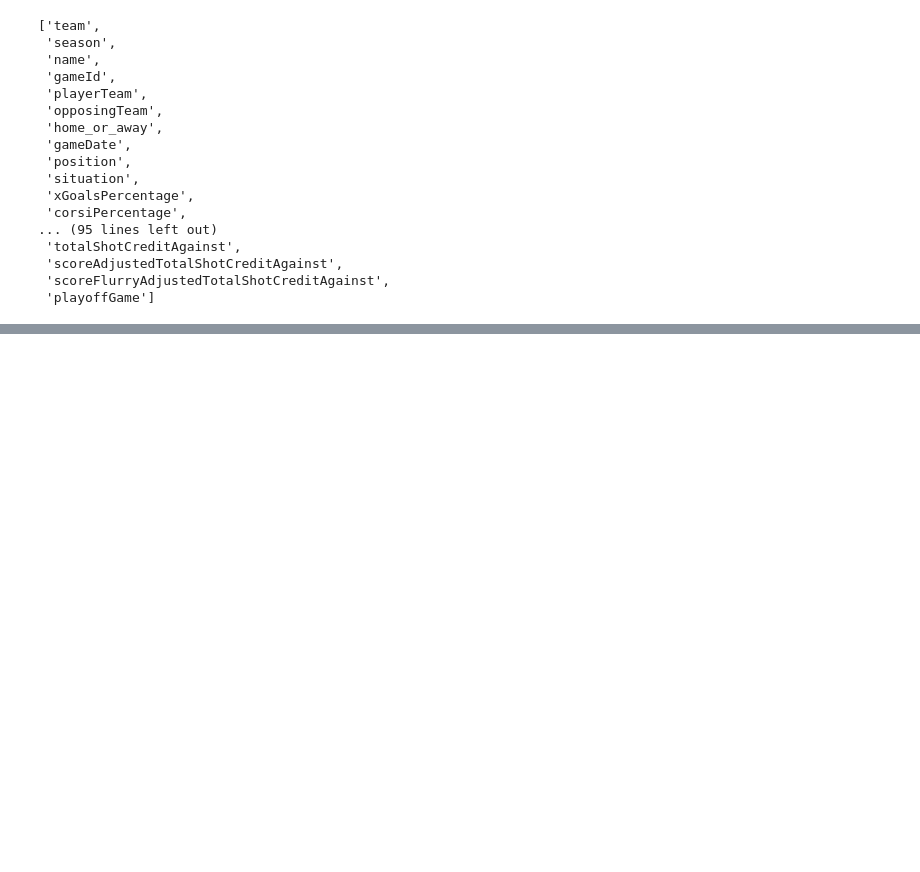
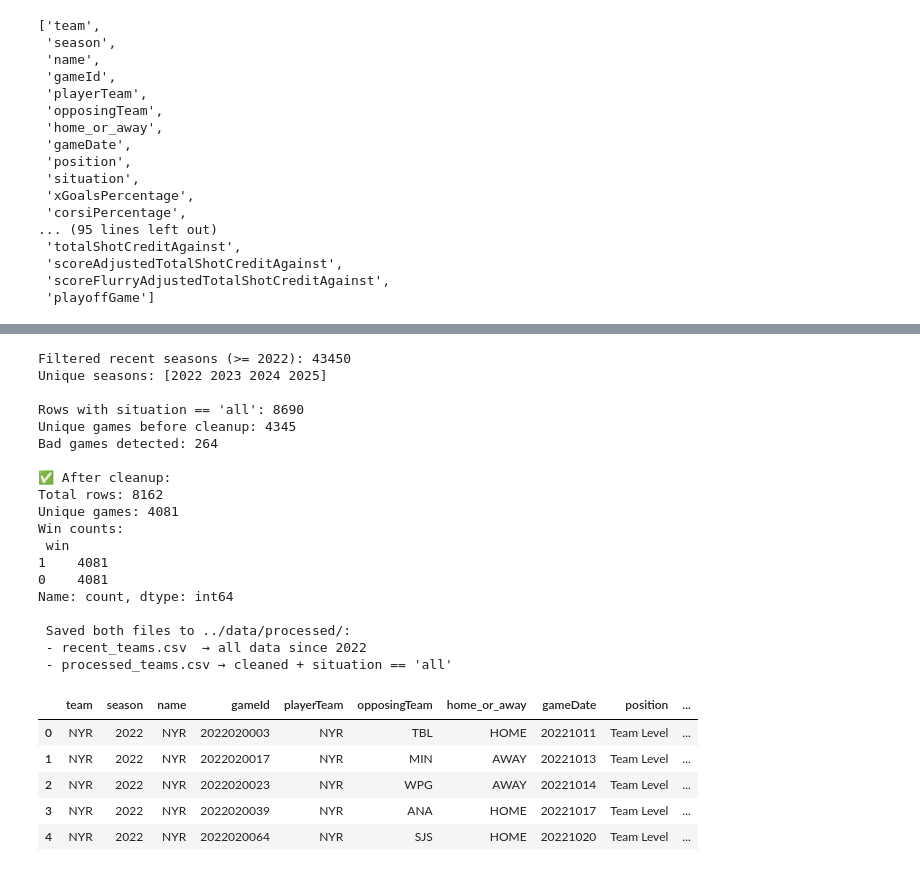
Before and after one commit to Rizzi7/NHL-Game-Prediction-CP322, a Jupyter notebook: notebooks/data_exploration.ipynb, the cells around one changed output, grey strips where cells are left out. Saved outputs shown, nothing was run; the diff lists cells and outputs as text; code cells hidden in the pictures; blank space fills up the shorter version.

Commit message:
Add cleaned data and data exploration notebook

```diff
--- a/notebooks/data_exploration.ipynb
+++ b/notebooks/data_exploration.ipynb
@@ -95,0 +61,76 @@ plt.show()
+# %%
+# Feature Engineering
+
+# Target variable: 1 = Win, 0 = Loss
+df['win'] = (df['goalsFor'] > df['goalsAgainst']).astype(int)
+
+# Create performance difference features
+df['shot_diff'] = df['shotsOnGoalFor'] - df['shotsOnGoalAgainst']
+df['penalty_diff'] = df['penaltiesFor'] - df['penaltiesAgainst']
+df['xgoal_diff'] = df['xGoalsFor'] - df['xGoalsAgainst']
+
+# Merge Arizona with Utah due to the team relocation
+df['team'] = df['team'].replace({'ARI': 'UTA'})
+
+# Filter to keep only seasons from 2022 onward
+df_recent = df[df['season'] >= 2022].reset_index(drop=True)
+print("Filtered recent seasons (>= 2022):", len(df_recent))
+print("Unique seasons:", df_recent['season'].unique())
+
+# From the recent data, select only rows where situation == 'all'
+df_all = df_recent[df_recent['situation'] == 'all'].reset_index(drop=True)
+print("\nRows with situation == 'all':", len(df_all))
+print("Unique games before cleanup:", df_all['gameId'].nunique())
+
+# Detect and remove bad games, each game should have exactly one winner
+game_win_sums = df_all.groupby('gameId')['win'].sum()
+
+# Identify invalid games
+bad_game_ids = game_win_sums[game_win_sums != 1].index
+print("Bad games detected:", len(bad_game_ids))
+
+# Remove invalid games
+df_all = df_all[~df_all['gameId'].isin(bad_game_ids)].reset_index(drop=True)
+
+# 4. Print cleanup summary
+print("\n✅ After cleanup:")
+print("Total rows:", len(df_all))
+print("Unique games:", df_all['gameId'].nunique())
+print("Win counts:\n", df_all['win'].value_counts())
+
+# 5. Export cleaned DataFrames to ../data/processed/
+df_recent.to_csv('../data/processed/recent_teams.csv', index=False)
+df_all.to_csv('../data/processed/processed_teams.csv', index=False)
+
+print("\n Saved both files to ../data/processed/:")
+print(" - recent_teams.csv  → all data since 2022")
+print(" - processed_teams.csv → cleaned + situation == 'all'")
+
+# Preview cleaned data
+df_all.head()
+# %% [output]
+Filtered recent seasons (>= 2022): 43450
+Unique seasons: [2022 2023 2024 2025]
+
+Rows with situation == 'all': 8690
+Unique games before cleanup: 4345
+Bad games detected: 264
+
+✅ After cleanup:
+Total rows: 8162
+Unique games: 4081
+Win counts:
+ win
+1    4081
+0    4081
+Name: count, dtype: int64
+
+ Saved both files to ../data/processed/:
+ - recent_teams.csv  → all data since 2022
+ - processed_teams.csv → cleaned + situation == 'all'
+|  | team | season | name | gameId | playerTeam | opposingTeam | home_or_away | gameDate | position | ... |
+| 0 | NYR | 2022 | NYR | 2022020003 | NYR | TBL | HOME | 20221011 | Team Level | ... |
+| 1 | NYR | 2022 | NYR | 2022020017 | NYR | MIN | AWAY | 20221013 | Team Level | ... |
+| 2 | NYR | 2022 | NYR | 2022020023 | NYR | WPG | AWAY | 20221014 | Team Level | ... |
+| 3 | NYR | 2022 | NYR | 2022020039 | NYR | ANA | HOME | 20221017 | Team Level | ... |
+| 4 | NYR | 2022 | NYR | 2022020064 | NYR | SJS | HOME | 20221020 | Team Level | ... |
```
Also changed, not shown: parts of 4 cells of this notebook.
